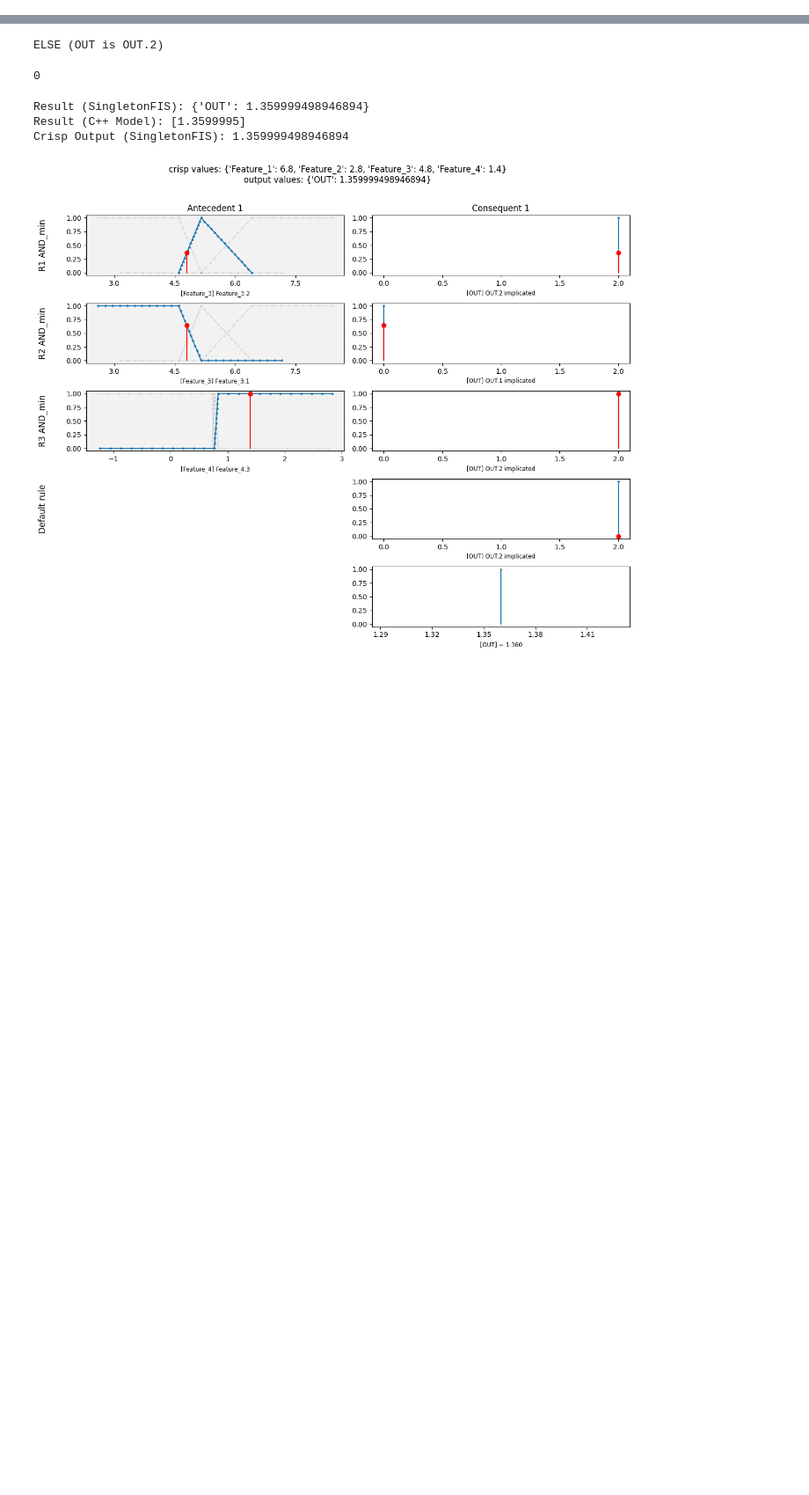
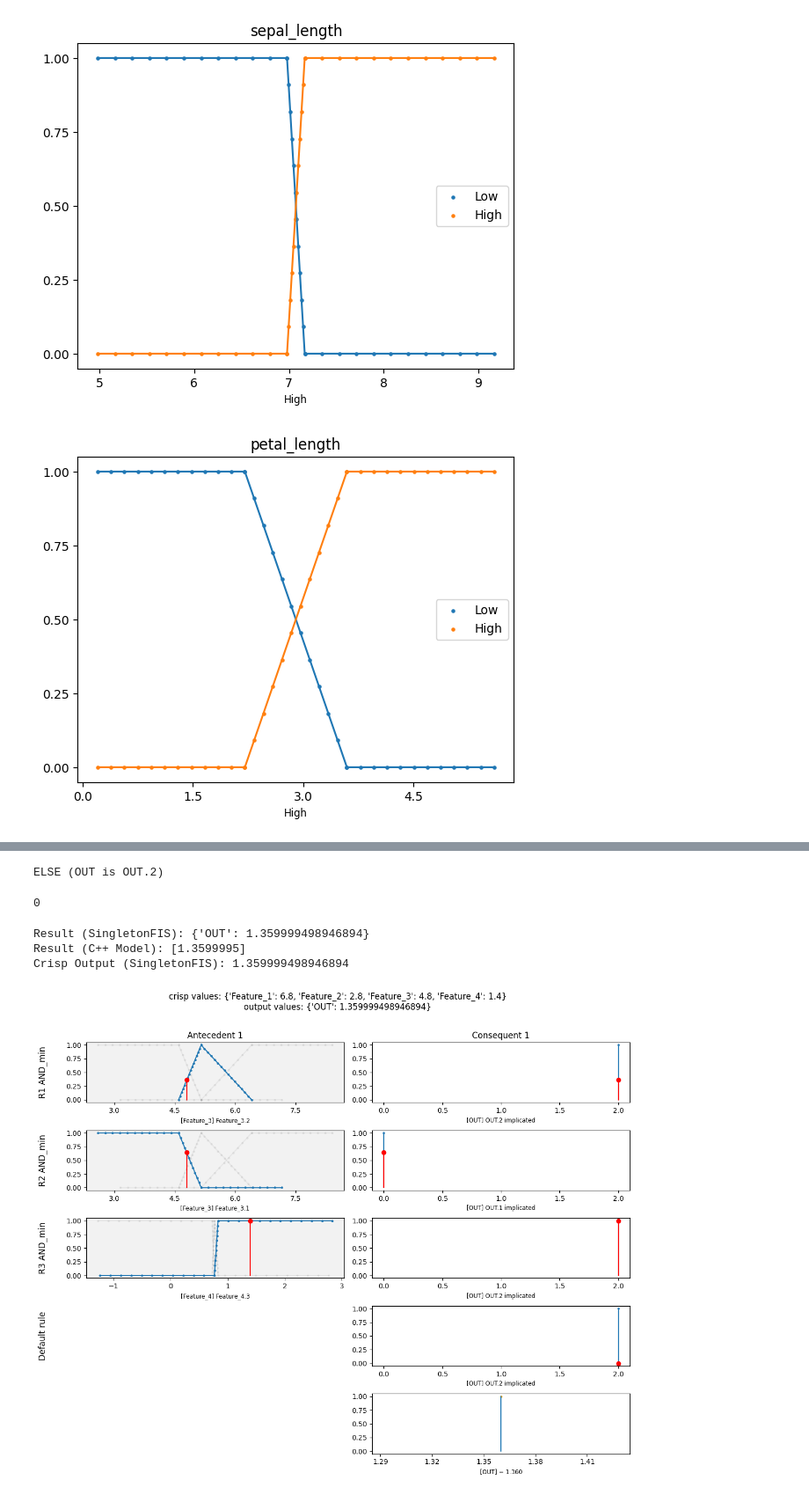
Before and after one commit to arthurbabey/fuzzycocopython, a Jupyter notebook: Untitled-1.ipynb, the cells around one changed output, grey strips where cells are left out. Shown at 88% size. Saved outputs shown, nothing was run; the diff lists cells and outputs as text; code cells hidden in the pictures; blank space fills up the shorter version.

```diff
--- a/Untitled-1.ipynb
+++ b/Untitled-1.ipynb
@@ -21,0 +51,5 @@ FuzzyCocoClassifier(maxGenPop1=20, nbInSets=3, nbRules=10, random_state=42)
+# %%
+model.plot_fuzzy_sets()
+# %% [output]
+[figure, added]
+[figure, added]
```
Also changed, not shown: parts of 23 cells of this notebook, 5 other files.
